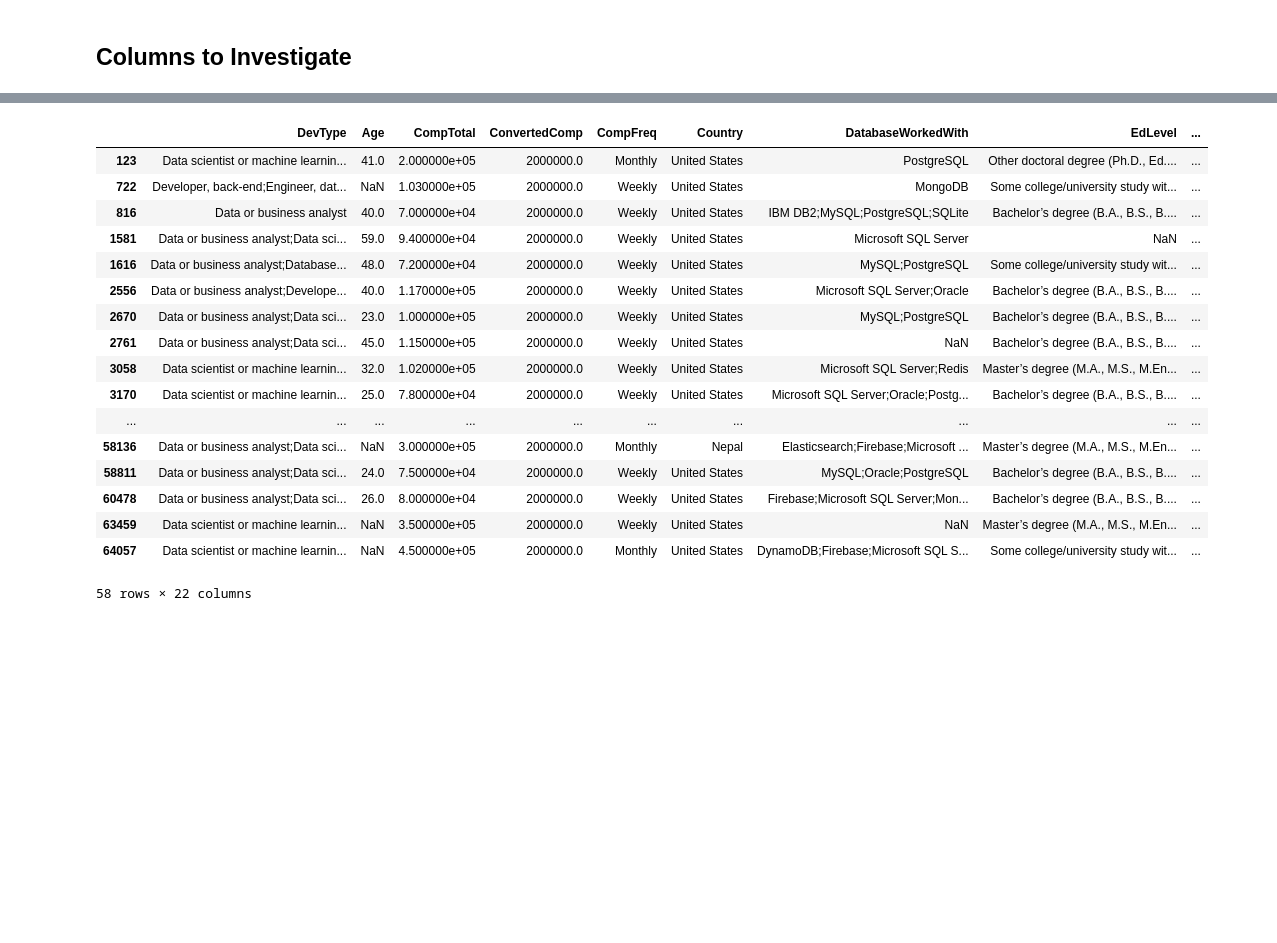
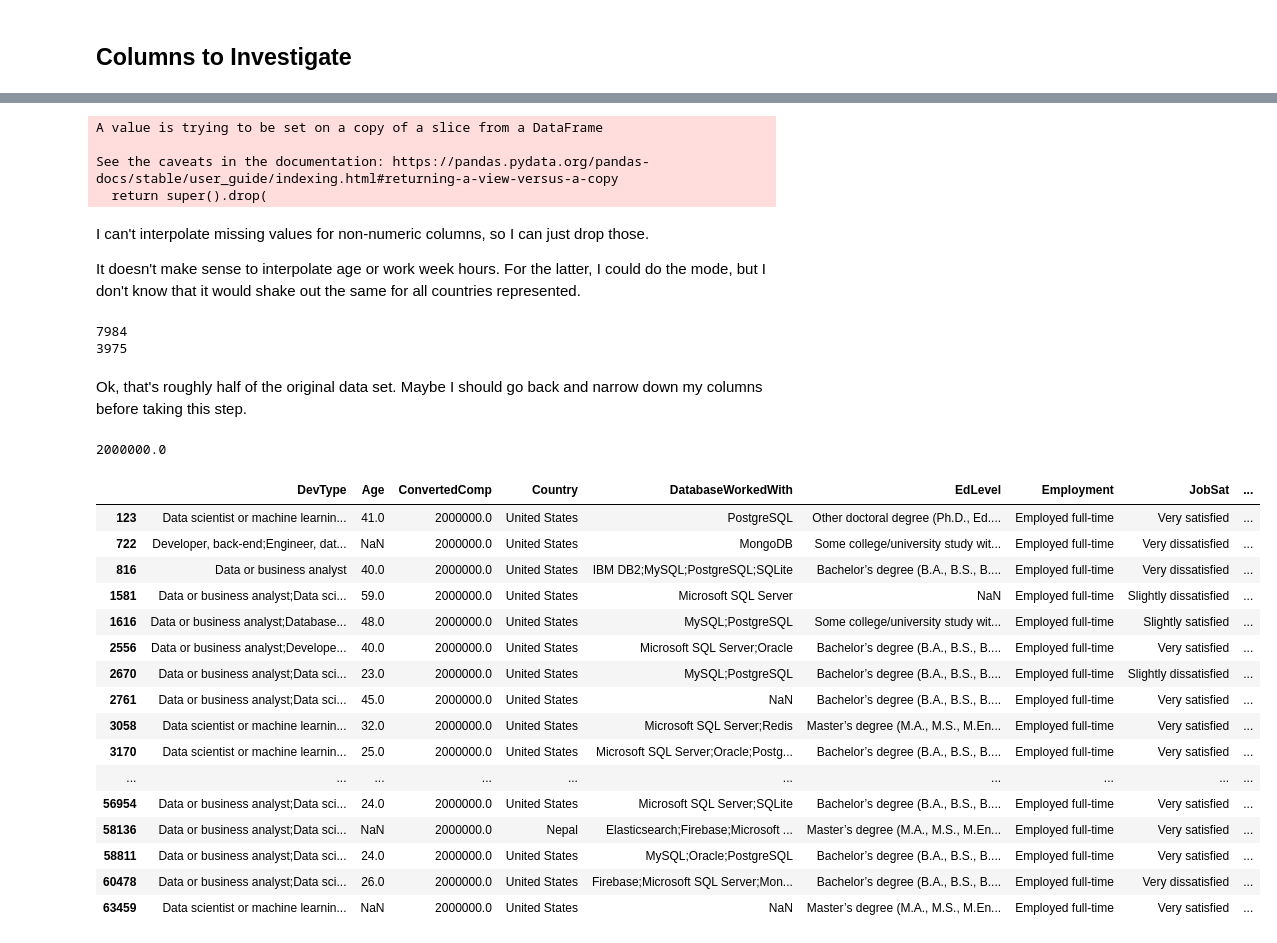
Before and after one commit to sjlapan/stack_overflow_2020_data, a Jupyter notebook: Initial Exploration.ipynb, the cells around one changed output, grey strips where cells are left out. Saved outputs shown, nothing was run; the diff lists cells and outputs as text; code cells hidden in the pictures; blank space fills up the shorter version.

```diff
--- a/Initial Exploration.ipynb
+++ b/Initial Exploration.ipynb
@@ -154,23 +186,23 @@ df = ds_df[[
     'Age',
     'CompTotal',
     'ConvertedComp',
-    'CompFreq',
+#     'CompFreq', # Don't really care about this.
     'Country',
     'DatabaseWorkedWith',
     'EdLevel',
     'Employment',
     'JobSat',
     'LanguageWorkedWith',
-    'LanguageDesireNextYear',
-    'MiscTechWorkedWith',
-    'NEWLearn',
+#     'LanguageDesireNextYear',
+#     'MiscTechWorkedWith', # Lots of NaNs here. We can come back to this.
+#     'NEWLearn',
     'NEWOvertime',
-    'NEWStuck',
+    'NEWStuck', # Could be useful to see which strategies are used by whom
     'OpSys',
     'OrgSize',
     'UndergradMajor',
-    'WorkWeekHrs',
+#     'WorkWeekHrs',
     'YearsCode',
-    'YearsCodePro'
+#     'YearsCodePro'
 ]]
 # %%
@@ -189,0 +223,6 @@ print((df['ConvertedComp'].max()))
+# %%
+employed_df = df[
+    (df['Employment'] != 'Not employed, but looking for work') &
+    (df['Employment'] != 'Employed part-time')
+]
+employed_df.Employment.value_counts()
@@ -190,21 +282,45 @@ print((df['ConvertedComp'].max()))
+# %%
+employed_df.drop(columns=['CompTotal'], inplace=True)
+# %% [output]
+A value is trying to be set on a copy of a slice from a DataFrame
+
+See the caveats in the documentation: https://pandas.pydata.org/pandas-docs/stable/user_guide/indexing.html#returning-a-view-versus-a-copy
+  return super().drop(
+# %% [markdown]
+I can't interpolate missing values for non-numeric columns, so I can just drop those.
+
+It doesn't make sense to interpolate age or work week hours. For the latter, I could do the mode, but I don't know that it would shake out the same for all countries represented.
+# %%
+print(len(employed_df))
+filt_df = employed_df.dropna(how='any')
+print(len(filt_df))
+# %% [output]
+7984
+3975
+# %% [markdown]
+Ok, that's roughly half of the original data set. Maybe I should go back and narrow down my columns before taking this step.
+# %%
+# Check max salary. $2 million annually? This seems unlikely.
+print((employed_df['ConvertedComp'].max()))
+# %% [output]
+2000000.0
 # %%
-df[df['ConvertedComp'] == 2000000.0]
+employed_df[employed_df['ConvertedComp'] == 2000000.0]
 # %% [output]
-|  | DevType | Age | CompTotal | ConvertedComp | CompFreq | Country | DatabaseWorkedWith | EdLevel | ... |
-| 123 | Data scientist or machine learnin... | 41.0 | 2.000000e+05 | 2000000.0 | Monthly | United States | PostgreSQL | Other doctoral degree (Ph.D., Ed.... | ... |
-| 722 | Developer, back-end;Engineer, dat... | NaN | 1.030000e+05 | 2000000.0 | Weekly | United States | MongoDB | Some college/university study wit... | ... |
-| 816 | Data or business analyst | 40.0 | 7.000000e+04 | 2000000.0 | Weekly | United States | IBM DB2;MySQL;PostgreSQL;SQLite | Bachelor’s degree (B.A., B.S., B.... | ... |
-| 1581 | Data or business analyst;Data sci... | 59.0 | 9.400000e+04 | 2000000.0 | Weekly | United States | Microsoft SQL Server | NaN | ... |
-| 1616 | Data or business analyst;Database... | 48.0 | 7.200000e+04 | 2000000.0 | Weekly | United States | MySQL;PostgreSQL | Some college/university study wit... | ... |
-| 2556 | Data or business analyst;Develope... | 40.0 | 1.170000e+05 | 2000000.0 | Weekly | United States | Microsoft SQL Server;Oracle | Bachelor’s degree (B.A., B.S., B.... | ... |
-| 2670 | Data or business analyst;Data sci... | 23.0 | 1.000000e+05 | 2000000.0 | Weekly | United States | MySQL;PostgreSQL | Bachelor’s degree (B.A., B.S., B.... | ... |
-| 2761 | Data or business analyst;Data sci... | 45.0 | 1.150000e+05 | 2000000.0 | Weekly | United States | NaN | Bachelor’s degree (B.A., B.S., B.... | ... |
-| 3058 | Data scientist or machine learnin... | 32.0 | 1.020000e+05 | 2000000.0 | Weekly | United States | Microsoft SQL Server;Redis | Master’s degree (M.A., M.S., M.En... | ... |
-| 3170 | Data scientist or machine learnin... | 25.0 | 7.800000e+04 | 2000000.0 | Weekly | United States | Microsoft SQL Server;Oracle;Postg... | Bachelor’s degree (B.A., B.S., B.... | ... |
+|  | DevType | Age | ConvertedComp | Country | DatabaseWorkedWith | EdLevel | Employment | JobSat | ... |
+| 123 | Data scientist or machine learnin... | 41.0 | 2000000.0 | United States | PostgreSQL | Other doctoral degree (Ph.D., Ed.... | Employed full-time | Very satisfied | ... |
+| 722 | Developer, back-end;Engineer, dat... | NaN | 2000000.0 | United States | MongoDB | Some college/university study wit... | Employed full-time | Very dissatisfied | ... |
+| 816 | Data or business analyst | 40.0 | 2000000.0 | United States | IBM DB2;MySQL;PostgreSQL;SQLite | Bachelor’s degree (B.A., B.S., B.... | Employed full-time | Very dissatisfied | ... |
+| 1581 | Data or business analyst;Data sci... | 59.0 | 2000000.0 | United States | Microsoft SQL Server | NaN | Employed full-time | Slightly dissatisfied | ... |
+| 1616 | Data or business analyst;Database... | 48.0 | 2000000.0 | United States | MySQL;PostgreSQL | Some college/university study wit... | Employed full-time | Slightly satisfied | ... |
+| 2556 | Data or business analyst;Develope... | 40.0 | 2000000.0 | United States | Microsoft SQL Server;Oracle | Bachelor’s degree (B.A., B.S., B.... | Employed full-time | Very satisfied | ... |
+| 2670 | Data or business analyst;Data sci... | 23.0 | 2000000.0 | United States | MySQL;PostgreSQL | Bachelor’s degree (B.A., B.S., B.... | Employed full-time | Slightly dissatisfied | ... |
+| 2761 | Data or business analyst;Data sci... | 45.0 | 2000000.0 | United States | NaN | Bachelor’s degree (B.A., B.S., B.... | Employed full-time | Very satisfied | ... |
+| 3058 | Data scientist or machine learnin... | 32.0 | 2000000.0 | United States | Microsoft SQL Server;Redis | Master’s degree (M.A., M.S., M.En... | Employed full-time | Very satisfied | ... |
+| 3170 | Data scientist or machine learnin... | 25.0 | 2000000.0 | United States | Microsoft SQL Server;Oracle;Postg... | Bachelor’s degree (B.A., B.S., B.... | Employed full-time | Very satisfied | ... |
 | ... | ... | ... | ... | ... | ... | ... | ... | ... | ... |
-| 58136 | Data or business analyst;Data sci... | NaN | 3.000000e+05 | 2000000.0 | Monthly | Nepal | Elasticsearch;Firebase;Microsoft ... | Master’s degree (M.A., M.S., M.En... | ... |
-| 58811 | Data or business analyst;Data sci... | 24.0 | 7.500000e+04 | 2000000.0 | Weekly | United States | MySQL;Oracle;PostgreSQL | Bachelor’s degree (B.A., B.S., B.... | ... |
-| 60478 | Data or business analyst;Data sci... | 26.0 | 8.000000e+04 | 2000000.0 | Weekly | United States | Firebase;Microsoft SQL Server;Mon... | Bachelor’s degree (B.A., B.S., B.... | ... |
-| 63459 | Data scientist or machine learnin... | NaN | 3.500000e+05 | 2000000.0 | Weekly | United States | NaN | Master’s degree (M.A., M.S., M.En... | ... |
-| 64057 | Data scientist or machine learnin... | NaN | 4.500000e+05 | 2000000.0 | Monthly | United States | DynamoDB;Firebase;Microsoft SQL S... | Some college/university study wit... | ... |
+| 56954 | Data or business analyst;Data sci... | 24.0 | 2000000.0 | United States | Microsoft SQL Server;SQLite | Bachelor’s degree (B.A., B.S., B.... | Employed full-time | Very satisfied | ... |
+| 58136 | Data or business analyst;Data sci... | NaN | 2000000.0 | Nepal | Elasticsearch;Firebase;Microsoft ... | Master’s degree (M.A., M.S., M.En... | Employed full-time | Very satisfied | ... |
+| 58811 | Data or business analyst;Data sci... | 24.0 | 2000000.0 | United States | MySQL;Oracle;PostgreSQL | Bachelor’s degree (B.A., B.S., B.... | Employed full-time | Very satisfied | ... |
+| 60478 | Data or business analyst;Data sci... | 26.0 | 2000000.0 | United States | Firebase;Microsoft SQL Server;Mon... | Bachelor’s degree (B.A., B.S., B.... | Employed full-time | Very dissatisfied | ... |
+| 63459 | Data scientist or machine learnin... | NaN | 2000000.0 | United States | NaN | Master’s degree (M.A., M.S., M.En... | Employed full-time | Very satisfied | ... |
-58 rows × 22 columns
```
Also changed, not shown: parts of 32 cells of this notebook.
